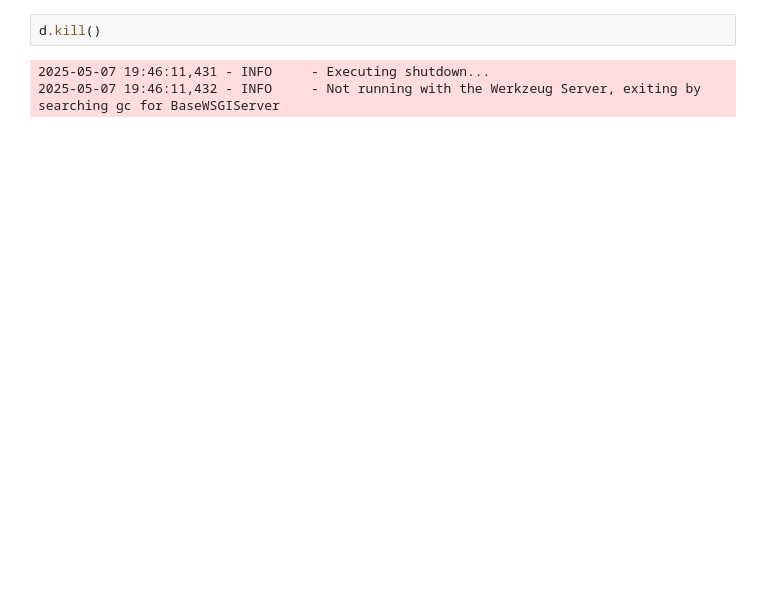
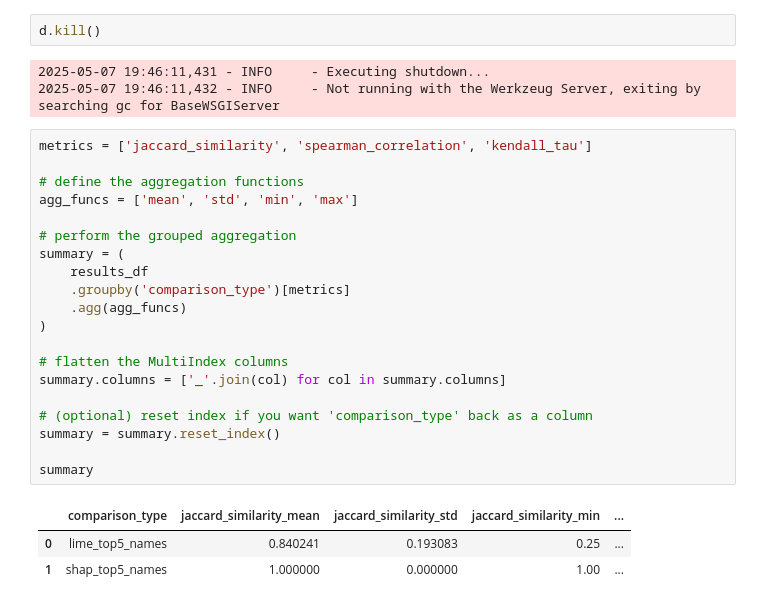
Before and after one commit to Takosaga/master_thesis, a Jupyter notebook: notebooks/11_sample_analysis.ipynb, the cells around one changed output. Drawn from its saved outputs; the diff is of its cells as text; blank space fills up the shorter version.

```diff
--- a/notebooks/11_sample_analysis.ipynb
+++ b/notebooks/11_sample_analysis.ipynb
@@ -465,3 +469,27 @@ d.kill()
 # %% [output]
 2025-05-07 19:46:11,431 - INFO     - Executing shutdown...
 2025-05-07 19:46:11,432 - INFO     - Not running with the Werkzeug Server, exiting by searching gc for BaseWSGIServer
+# %%
+metrics = ['jaccard_similarity', 'spearman_correlation', 'kendall_tau']
+
+# define the aggregation functions
+agg_funcs = ['mean', 'std', 'min', 'max']
+
+# perform the grouped aggregation
+summary = (
+    results_df
+    .groupby('comparison_type')[metrics]
+    .agg(agg_funcs)
+)
+
+# flatten the MultiIndex columns
+summary.columns = ['_'.join(col) for col in summary.columns]
+
+# (optional) reset index if you want 'comparison_type' back as a column
+summary = summary.reset_index()
+
+summary
+# %% [output]
+|  | comparison_type | jaccard_similarity_mean | jaccard_similarity_std | jaccard_similarity_min | ... |
+| 0 | lime_top5_names | 0.840241 | 0.193083 | 0.25 | ... |
+| 1 | shap_top5_names | 1.000000 | 0.000000 | 1.00 | ... |
```
Also changed, not shown: parts of 2 cells of this notebook, 2 other files.
